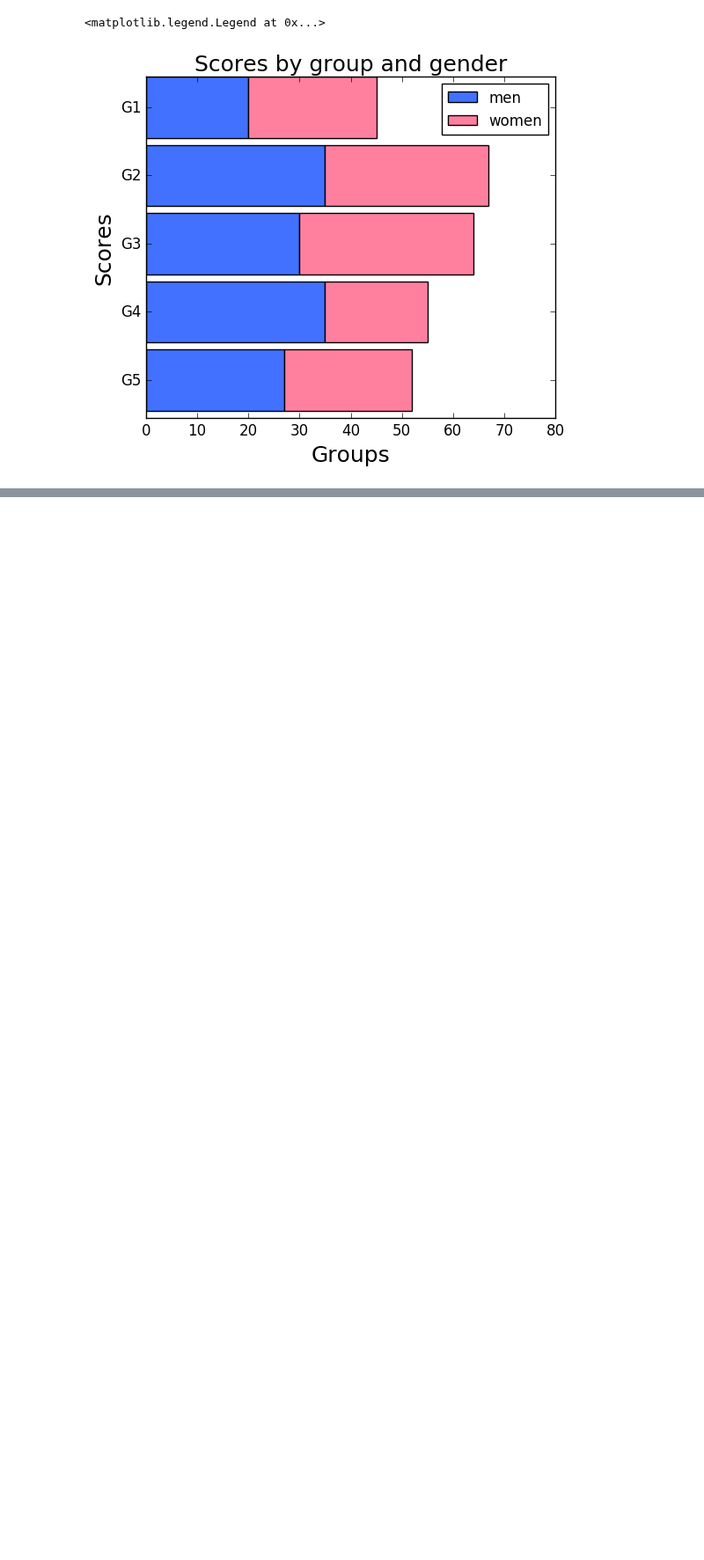
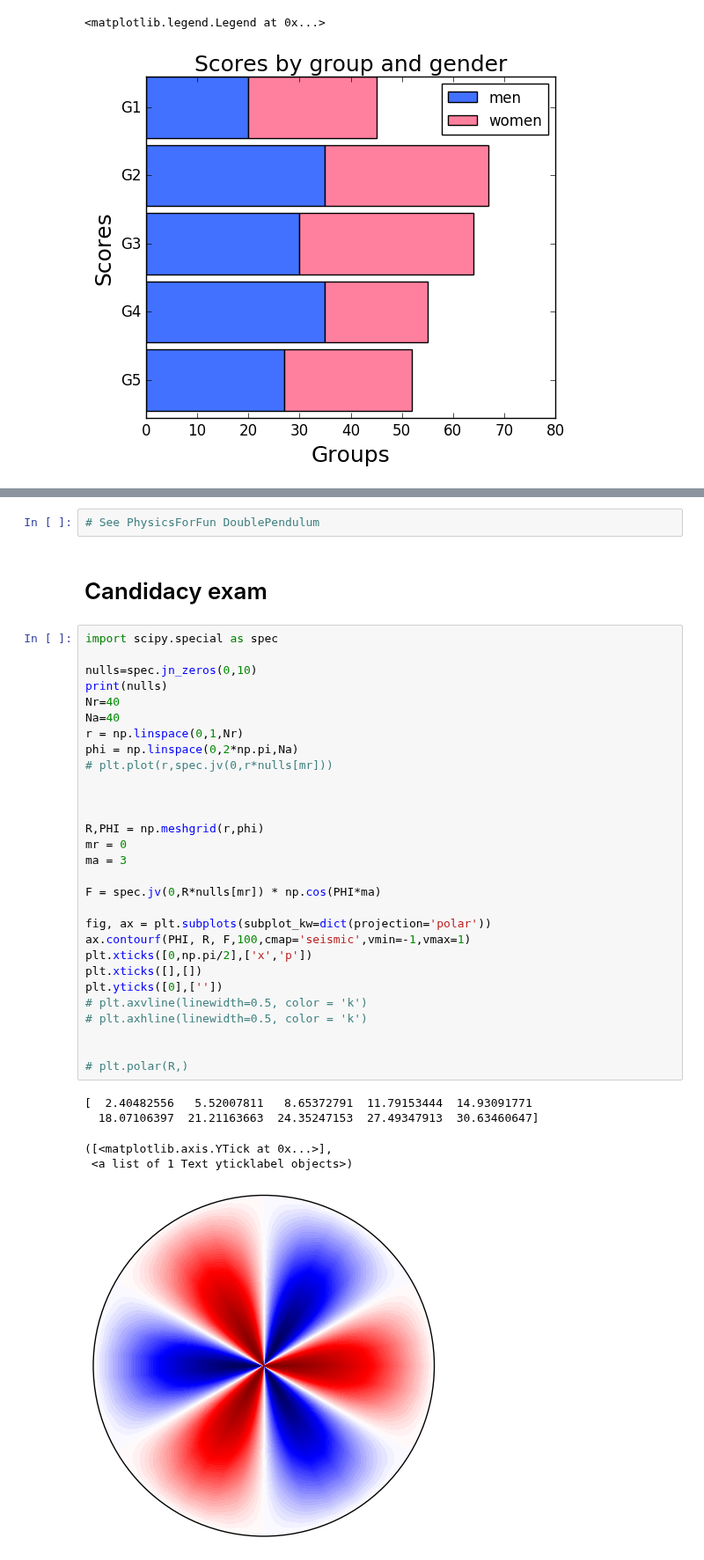
Before and after one commit to sondrevf/Ipython_Cern, a Jupyter notebook: plotting.ipynb, the cells around one changed output, grey strips where cells are left out. Shown at 88% size. Saved outputs shown, nothing was run; the diff lists cells and outputs as text; blank space fills up the shorter version.

```diff
--- a/plotting.ipynb
+++ b/plotting.ipynb
@@ -250,0 +292,39 @@ plt.legend()
+# %%
+# See PhysicsForFun DoublePendulum
+# %% [markdown]
+# Candidacy exam
+# %%
+import scipy.special as spec
+
+nulls=spec.jn_zeros(0,10)
+print(nulls)
+Nr=40
+Na=40
+r = np.linspace(0,1,Nr)
+phi = np.linspace(0,2*np.pi,Na)
+# plt.plot(r,spec.jv(0,r*nulls[mr]))
+
+
+
+R,PHI = np.meshgrid(r,phi)
+mr = 0
+ma = 3
+
+F = spec.jv(0,R*nulls[mr]) * np.cos(PHI*ma)
+
+fig, ax = plt.subplots(subplot_kw=dict(projection='polar'))
+ax.contourf(PHI, R, F,100,cmap='seismic',vmin=-1,vmax=1)
+plt.xticks([0,np.pi/2],['x','p'])
+plt.xticks([],[])
+plt.yticks([0],[''])
+# plt.axvline(linewidth=0.5, color = 'k')
+# plt.axhline(linewidth=0.5, color = 'k')
+
+
+# plt.polar(R,)
+# %% [output]
+[  2.40482556   5.52007811   8.65372791  11.79153444  14.93091771
+  18.07106397  21.21163663  24.35247153  27.49347913  30.63460647]
+([<matplotlib.axis.YTick at 0x...>],
+ <a list of 1 Text yticklabel objects>)
+[figure, added]
```
Also changed, not shown: parts of 6 cells of this notebook, 2 other files.
